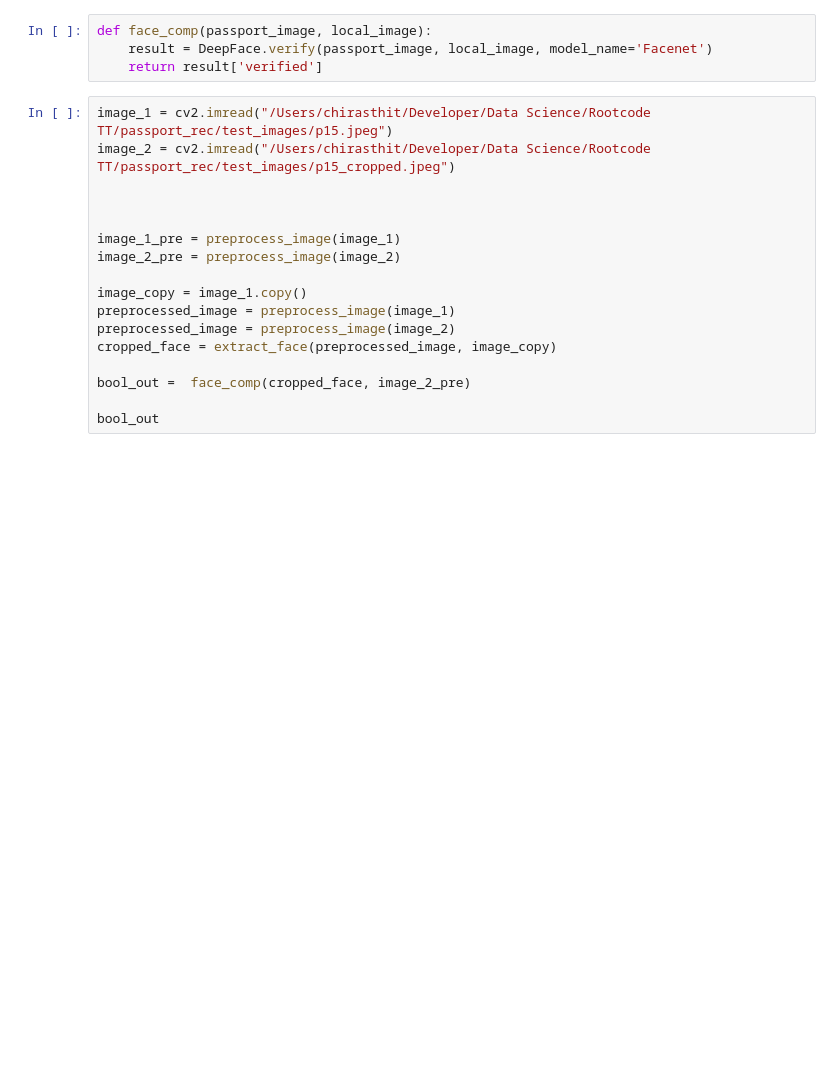
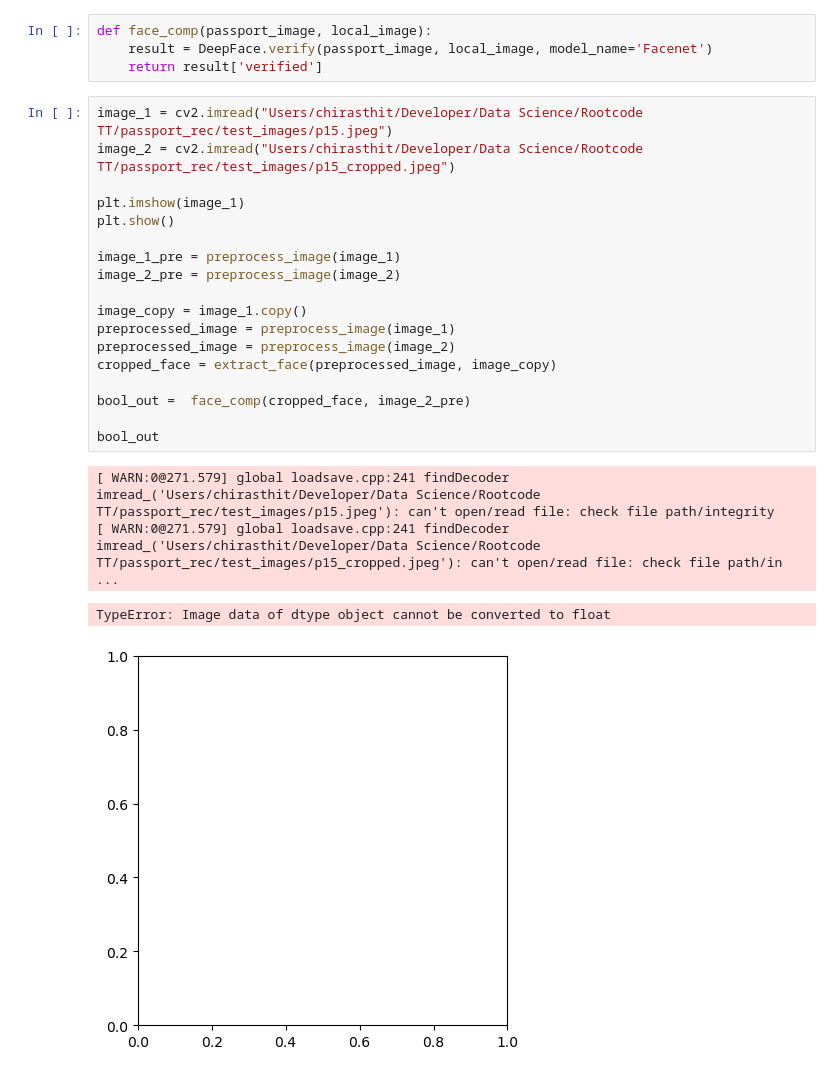
Before and after one commit to ChirasthiT/passport-data-extraction-python, a Jupyter notebook: passport_rec/test.ipynb, the cells around one changed output. Cells and saved outputs as stored; diff of their text form; blank space fills up the shorter version.

```diff
--- a/passport_rec/test.ipynb
+++ b/passport_rec/test.ipynb
@@ -251,19 +248,25 @@ def face_comp(passport_image, local_image):
     result = DeepFace.verify(passport_image, local_image, model_name='Facenet')
     return result['verified']
 # %%
-image_1 = cv2.imread("/Users/chirasthit/Developer/Data Science/Rootcode TT/passport_rec/test_images/p15.jpeg")
-image_2 = cv2.imread("/Users/chirasthit/Developer/Data Science/Rootcode TT/passport_rec/test_images/p15_cropped.jpeg")
+image_1 = cv2.imread("Users/chirasthit/Developer/Data Science/Rootcode TT/passport_rec/test_images/p15.jpeg")
+image_2 = cv2.imread("Users/chirasthit/Developer/Data Science/Rootcode TT/passport_rec/test_images/p15_cropped.jpeg")
 
-
+plt.imshow(image_1)
+plt.show()
 
 image_1_pre = preprocess_image(image_1)
 image_2_pre = preprocess_image(image_2)
 
 image_copy = image_1.copy()
 preprocessed_image = preprocess_image(image_1)
 preprocessed_image = preprocess_image(image_2)
 cropped_face = extract_face(preprocessed_image, image_copy)
 
 bool_out =  face_comp(cropped_face, image_2_pre)
 
 bool_out
+# %% [output]
+[ WARN:0@271.579] global loadsave.cpp:241 findDecoder imread_('Users/chirasthit/Developer/Data Science/Rootcode TT/passport_rec/test_images/p15.jpeg'): can't open/read file: check file path/integrity
+[ WARN:0@271.579] global loadsave.cpp:241 findDecoder imread_('Users/chirasthit/Developer/Data Science/Rootcode TT/passport_rec/test_images/p15_cropped.jpeg'): can't open/read file: check file path/in ...
+TypeError: Image data of dtype object cannot be converted to float
+[figure, added]
```
Also changed, not shown: parts of 3 cells of this notebook, 4 other files.
